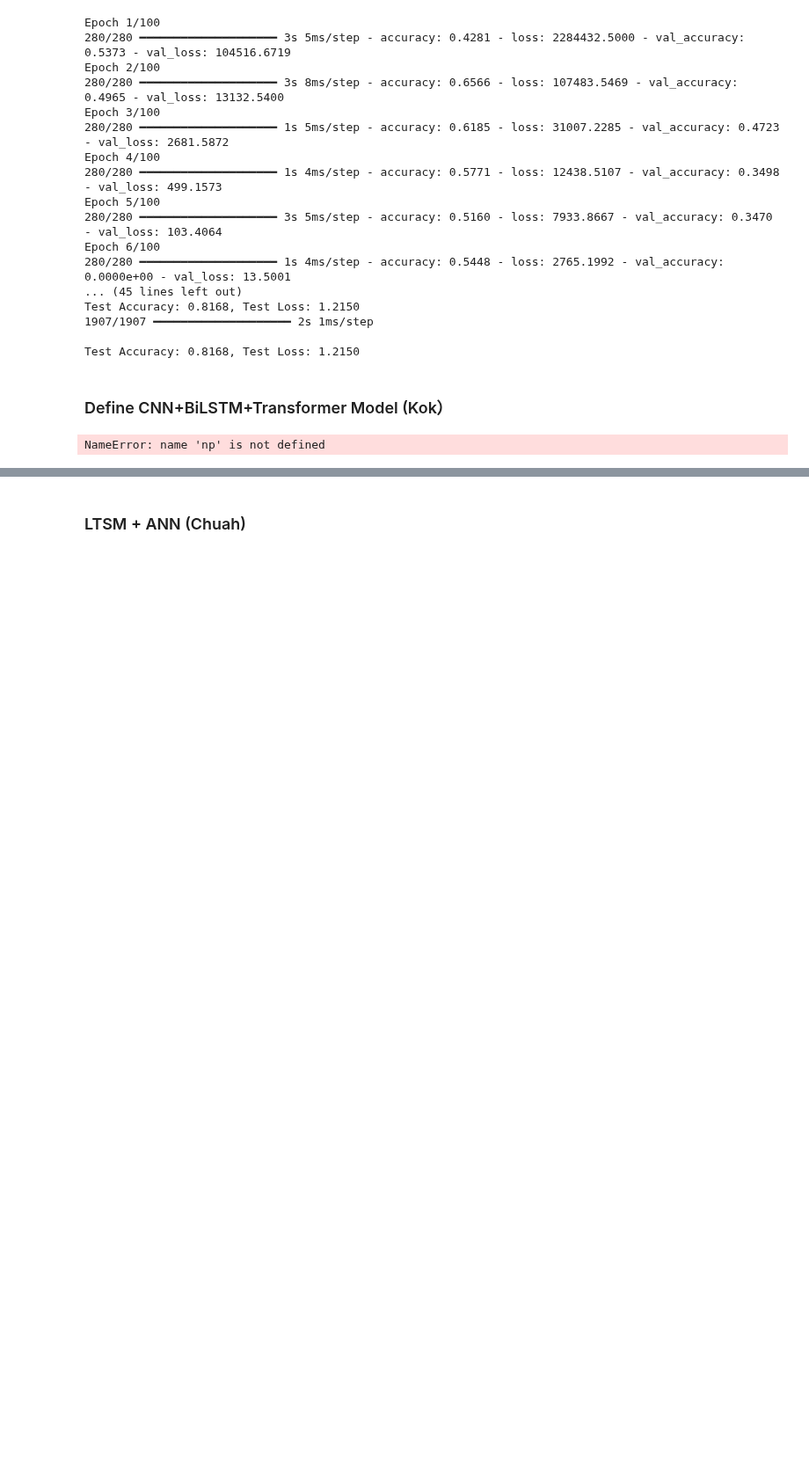
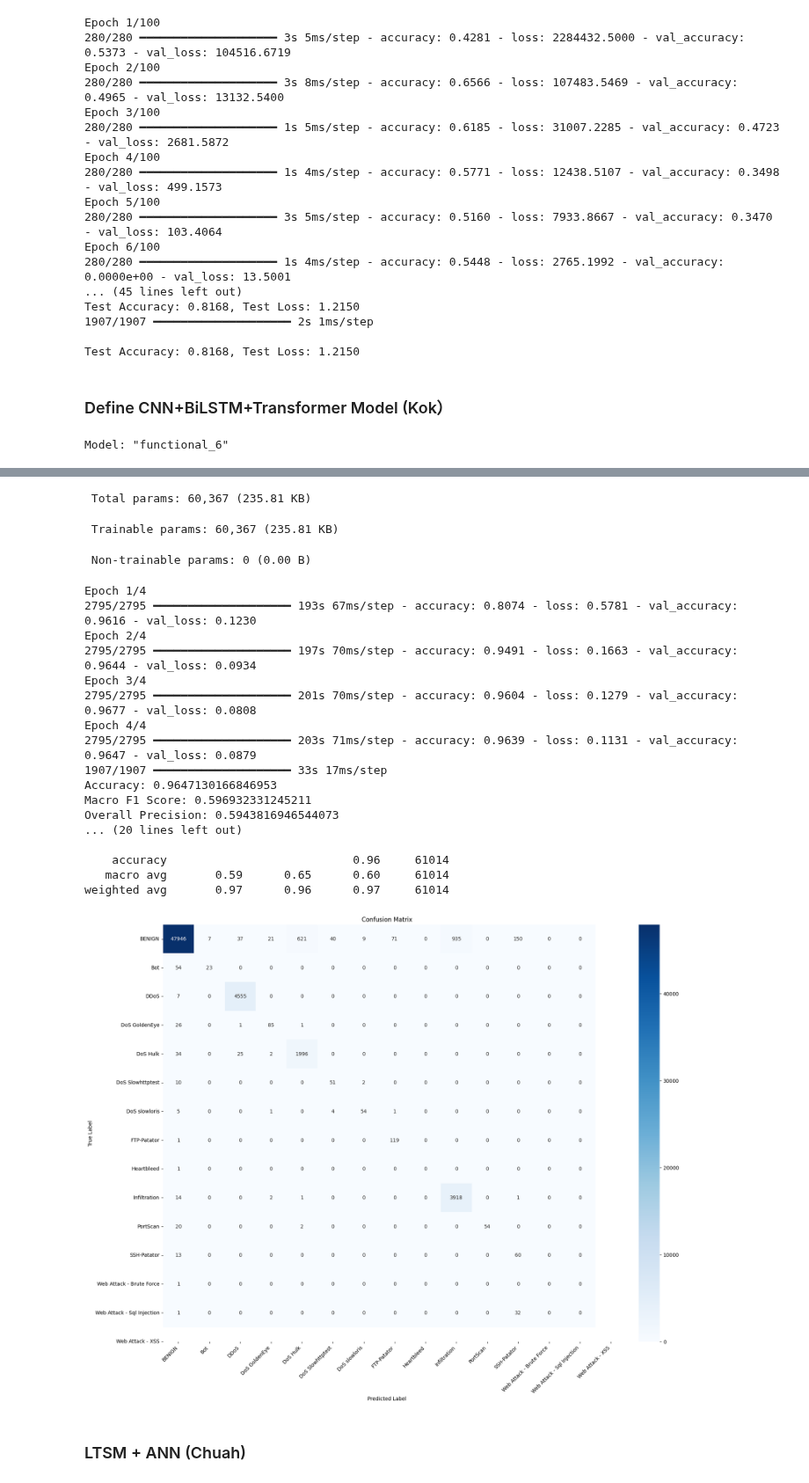
Before and after one commit to JamesTan44181/DLI-Group-Assignment, a Jupyter notebook: GroupAssignment.ipynb, the cells around one changed output, grey strips where cells are left out. Shown at 88% size. Cells and saved outputs as stored; diff of their text form; code cells hidden in the pictures; blank space fills up the shorter version.

Commit message:
modify CNN+BiLSTM+Transformer

```diff
--- a/GroupAssignment.ipynb
+++ b/GroupAssignment.ipynb
@@ -528,31 +528,25 @@ X_test_reshaped = np.expand_dims(X_test, axis=-1)
 inputs = Input(shape=(X_train_reshaped.shape[1], X_train_reshaped.shape[2]))
 
 # --- CNN Block ---
-x = Conv1D(filters=64, kernel_size=3, activation='relu', padding='same')(inputs)
+x = Conv1D(filters=32, kernel_size=3, activation='relu', padding='same')(inputs)
 x = MaxPooling1D(pool_size=2)(x)
 
 # --- BiLSTM Block ---
-x = Bidirectional(LSTM(64, return_sequences=True))(x)
+x = Bidirectional(LSTM(32, return_sequences=True))(x)
 
 # --- Transformer Block ---
-attn_output = MultiHeadAttention(num_heads=4, key_dim=64)(x, x)
+attn_output = MultiHeadAttention(num_heads=4, key_dim=32)(x, x)
 x = LayerNormalization(epsilon=1e-6)(x + attn_output)
 
 # --- Pooling ---
 x = GlobalAveragePooling1D()(x)
 
-# --- Dense Layers ---
+# --- Dense Layers (Simplified) ---
 x = Dense(128, activation='relu')(x)
 x = Dropout(0.3)(x)
 
-x = Dense(64, activation='relu')(x)
-x = Dropout(0.3)(x)
-
-x = Dense(32, activation='relu')(x)
-x = Dropout(0.3)(x)
-
 # --- Output Layer ---
-outputs = Dense(y_train.shape[1], activation='softmax')(x)
+outputs = Dense(y_train_bal.shape[1], activation='softmax')(x)
 
 # Build Model
 model = Model(inputs, outputs)
@@ -563,7 +557,7 @@ model.summary()
 # Set hyperparameters
 learning_rate = 0.001
 batch_size = 32
-epochs = 10
+epochs = 4
 
 # Compile
 optimizer = tf.keras.optimizers.Adam(learning_rate=learning_rate)
@@ -605,6 +599,14 @@ print("Accuracy:", accuracy)
 macro_f1 = f1_score(y_true, y_pred, average='macro', zero_division=0)
 print("Macro F1 Score:", macro_f1)
 
+# Overall Precision
+overall_precision = precision_score(y_true, y_pred, average='macro', zero_division=0)
+print("Overall Precision:", overall_precision)
+
+# Overall Recall
+overall_recall = recall_score(y_true, y_pred, average='macro', zero_division=0)
+print("Overall Recall:", overall_recall)
+
 # Classification Report
 print("\nClassification Report:\n")
 print(classification_report(y_true, y_pred, zero_division=0))
@@ -623,32 +625,5 @@ plt.xlabel("Predicted Label")
 plt.ylabel("True Label")
 plt.title("Confusion Matrix")
 plt.show()
-
-# Weighted F1
-weighted_f1 = f1_score(y_true, y_pred, average='weighted', zero_division=0)
-print("Weighted F1 Score:", weighted_f1)
-
-# Cohen's Kappa
-kappa = cohen_kappa_score(y_true, y_pred)
-print("Cohen's Kappa Score:", kappa)
-
-# Multi-class ROC Curve
-n_classes = y_test.shape[1]
-plt.figure(figsize=(12, 10))
-for i in range(n_classes):
-    if y_test[:, i].sum() == 0 or np.all(y_pred_probs[:, i] == 0):
-        continue
-    fpr, tpr, _ = roc_curve(y_test[:, i], y_pred_probs[:, i])
-    roc_auc = auc(fpr, tpr)
-    plt.plot(fpr, tpr, lw=2, label=f'{label_names[i]} (AUC={roc_auc:.2f})')
-
-plt.plot([0,1], [0,1], color='navy', lw=2, linestyle='--')
-plt.xlim([0.0,1.0])
-plt.ylim([0.0,1.05])
-plt.xlabel('False Positive Rate')
-plt.ylabel('True Positive Rate')
-plt.title('Multi-class ROC Curve (One-vs-Rest)')
-plt.legend(loc="lower right")
-plt.show()
 # %% [output]
-NameError: name 'np' is not defined
+Model: "functional_6"
@@ -655,3 +647,24 @@ NameError: name 'np' is not defined
+ Total params: 60,367 (235.81 KB)
+ Trainable params: 60,367 (235.81 KB)
+ Non-trainable params: 0 (0.00 B)
+Epoch 1/4
+2795/2795 ━━━━━━━━━━━━━━━━━━━━ 193s 67ms/step - accuracy: 0.8074 - loss: 0.5781 - val_accuracy: 0.9616 - val_loss: 0.1230
+Epoch 2/4
+2795/2795 ━━━━━━━━━━━━━━━━━━━━ 197s 70ms/step - accuracy: 0.9491 - loss: 0.1663 - val_accuracy: 0.9644 - val_loss: 0.0934
+Epoch 3/4
+2795/2795 ━━━━━━━━━━━━━━━━━━━━ 201s 70ms/step - accuracy: 0.9604 - loss: 0.1279 - val_accuracy: 0.9677 - val_loss: 0.0808
+Epoch 4/4
+2795/2795 ━━━━━━━━━━━━━━━━━━━━ 203s 71ms/step - accuracy: 0.9639 - loss: 0.1131 - val_accuracy: 0.9647 - val_loss: 0.0879
+1907/1907 ━━━━━━━━━━━━━━━━━━━━ 33s 17ms/step
+Accuracy: 0.9647130166846953
+Macro F1 Score: 0.596932331245211
+Overall Precision: 0.5943816946544073
+... (20 lines left out)
+
+    accuracy                           0.96     61014
+   macro avg       0.59      0.65      0.60     61014
+weighted avg       0.97      0.96      0.97     61014
+[figure, added]
 # %% [markdown]
 ### LTSM + ANN (Chuah)
 # %%
```
Also changed, not shown: parts of 1 cell of this notebook.
